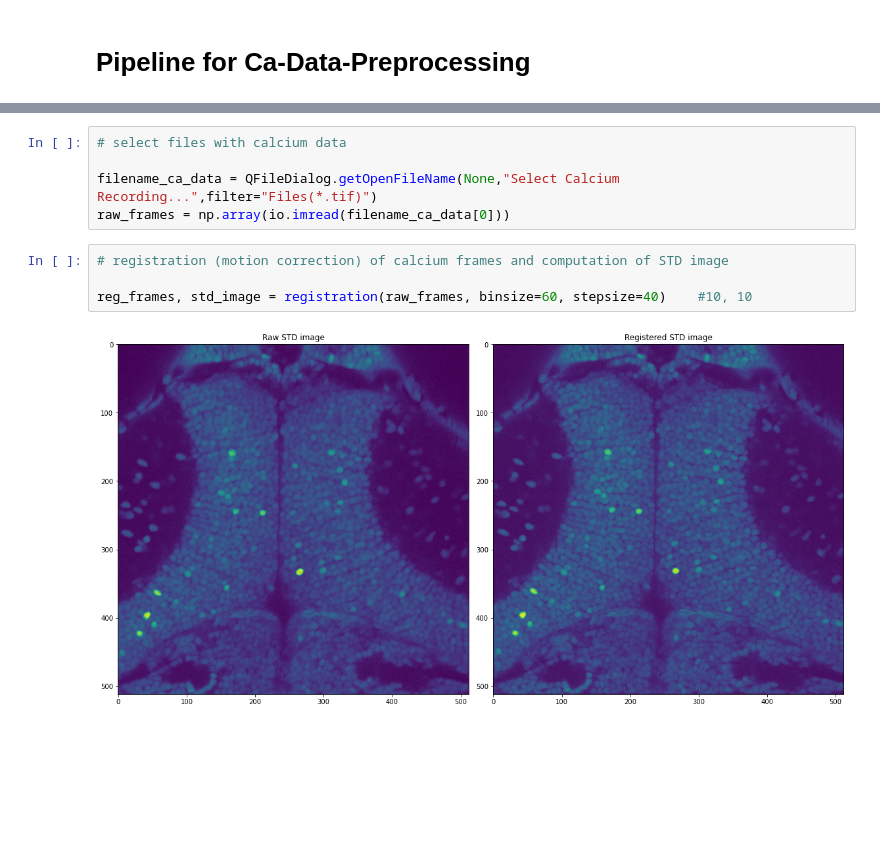
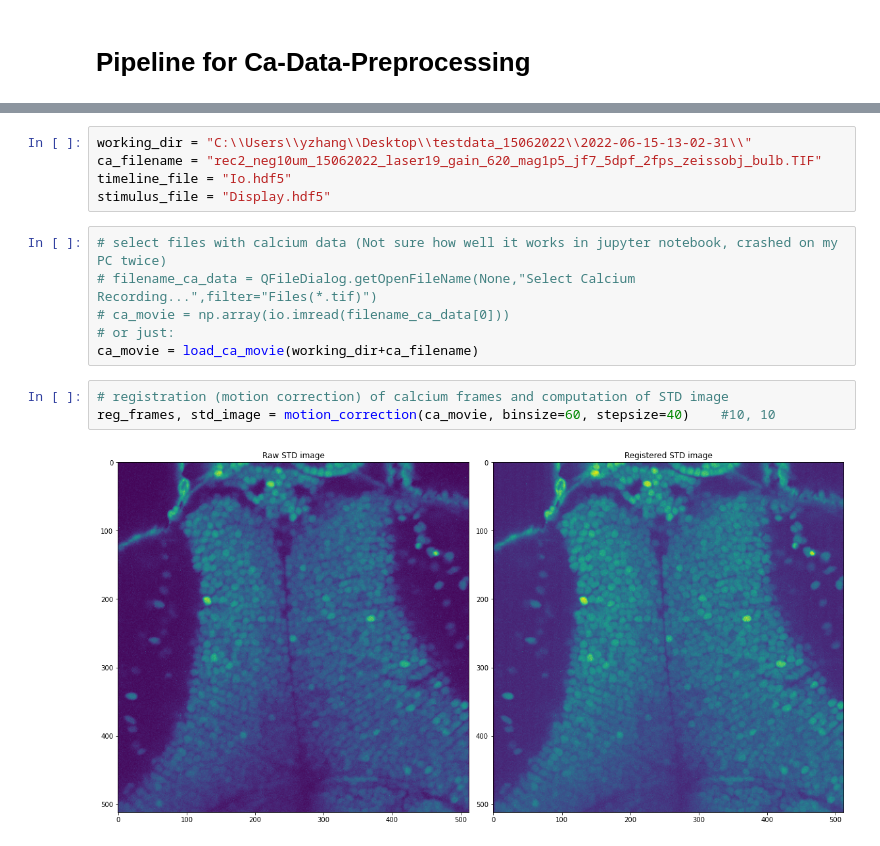
Before and after one commit to LabuserTu/preprocessing_arrenberg_practical_2022, a Jupyter notebook: preprocessing_master_practical_2022.ipynb, the cells around one changed output, grey strips where cells are left out. Cells and saved outputs as stored; diff of their text form; blank space fills up the shorter version.

```diff
--- a/preprocessing_master_practical_2022.ipynb
+++ b/preprocessing_master_practical_2022.ipynb
@@ -168,14 +14,19 @@ def calc_dff(raw_ca_traces, num_frames_avg=25, display_traces=True):
-# %%
-# select files with calcium data
-
-filename_ca_data = QFileDialog.getOpenFileName(None,"Select Calcium Recording...",filter="Files(*.tif)")
-raw_frames = np.array(io.imread(filename_ca_data[0]))
+# %%
+working_dir = "C:\\Users\\yzhang\\Desktop\\testdata_15062022\\2022-06-15-13-02-31\\"
+ca_filename = "rec2_neg10um_15062022_laser19_gain_620_mag1p5_jf7_5dpf_2fps_zeissobj_bulb.TIF"
+timeline_file = "Io.hdf5"
+stimulus_file = "Display.hdf5"
+# %%
+# select files with calcium data (Not sure how well it works in jupyter notebook, crashed on my PC twice)
+# filename_ca_data = QFileDialog.getOpenFileName(None,"Select Calcium Recording...",filter="Files(*.tif)")
+# ca_movie = np.array(io.imread(filename_ca_data[0]))
+# or just:
+ca_movie = load_ca_movie(working_dir+ca_filename)
 # %%
 # registration (motion correction) of calcium frames and computation of STD image
-
-reg_frames, std_image = registration(raw_frames, binsize=60, stepsize=40)    #10, 10
+reg_frames, std_image = motion_correction(ca_movie, binsize=60, stepsize=40)    #10, 10
 # %% [output]
-[figure, old version]
+[figure, new version]
 # %%
 # cell (ROIs) segmentation with watershed algorithm
 segmentation_params = {
```
Also changed, not shown: parts of 7 cells of this notebook, 2 other files.
